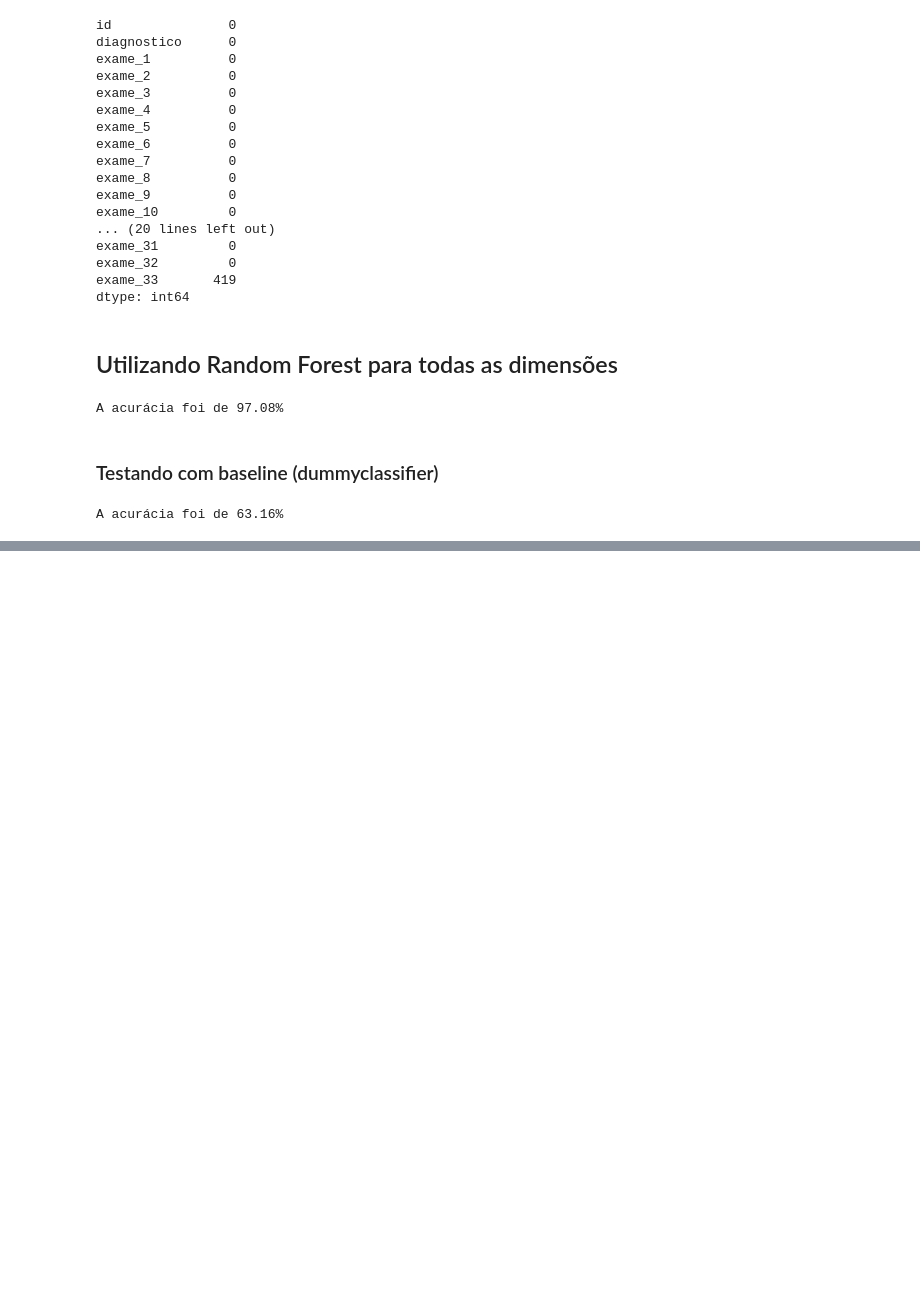
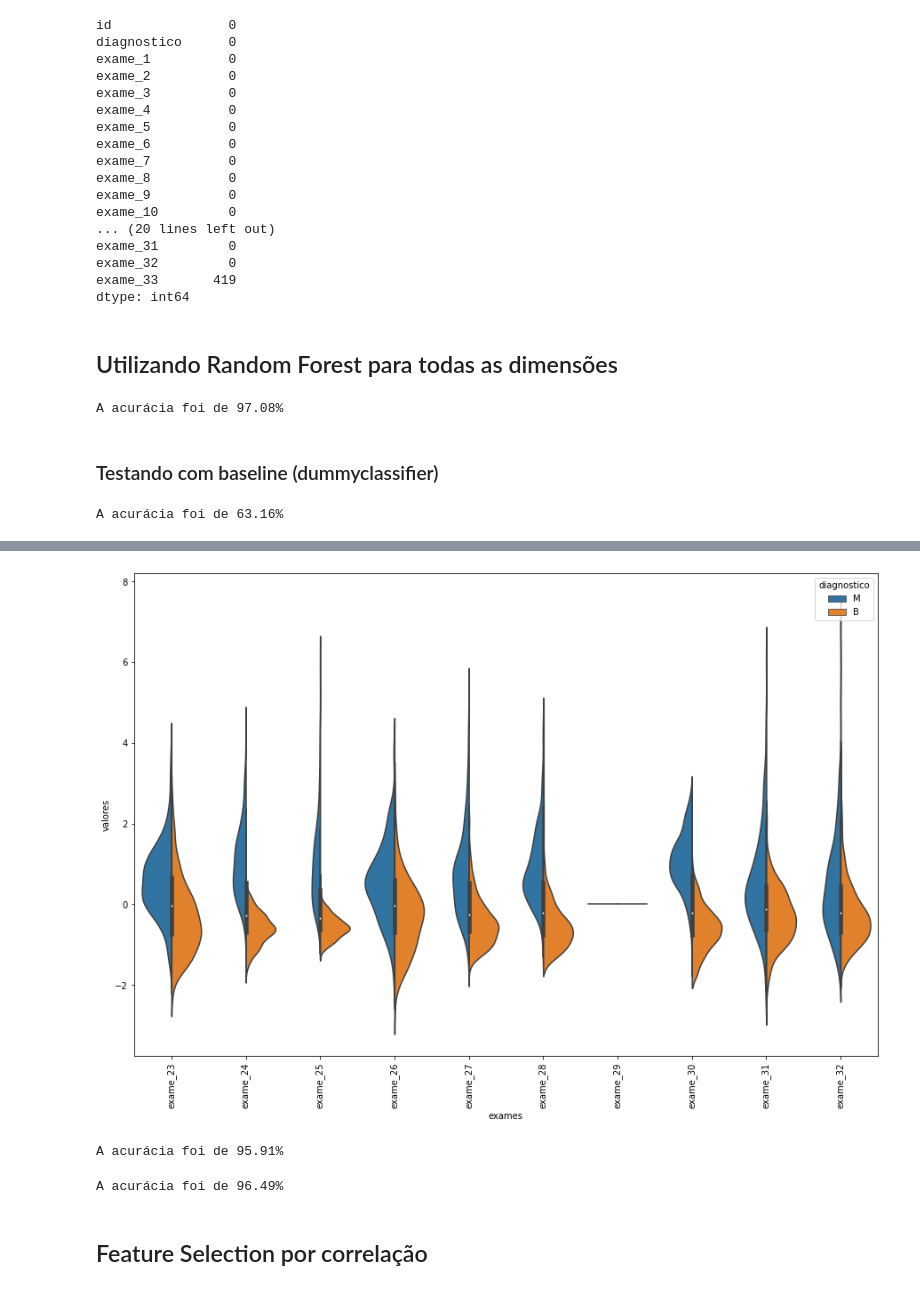
Before and after one commit to angelomaia/alura-cursos, a Jupyter notebook: Machine Learning - Redução de Dimensionalidade/Machine_Learning_Redução_de_Dimensionalidade.ipynb, the cells around one changed output, grey strips where cells are left out. Cells and saved outputs as stored; diff of their text form; code cells hidden in the pictures; blank space fills up the shorter version.

```diff
--- a/Machine Learning - Redução de Dimensionalidade/Machine_Learning_Redução_de_Dimensionalidade.ipynb
+++ b/Machine Learning - Redução de Dimensionalidade/Machine_Learning_Redução_de_Dimensionalidade.ipynb
@@ -129,0 +223,4 @@ A acurácia foi de 63.16%
+# %%
+grafico_violino(valores_exames_v2,22,32)
+# %% [output]
+[figure, added]
@@ -129,0 +239,12 @@ A acurácia foi de 63.16%
+# %%
+classificar(valores_exames_v3)
+# %% [output]
+A acurácia foi de 95.91%
+# %%
+valores_exames_v4 = valores_exames_v2.drop(columns=['exame_29','exame_4','exame_11','exame_16','exame_20','exame_10'])
+
+classificar(valores_exames_v4)
+# %% [output]
+A acurácia foi de 96.49%
+# %% [markdown]
+## Feature Selection por correlação
```
Also changed, not shown: parts of 47 cells of this notebook.
